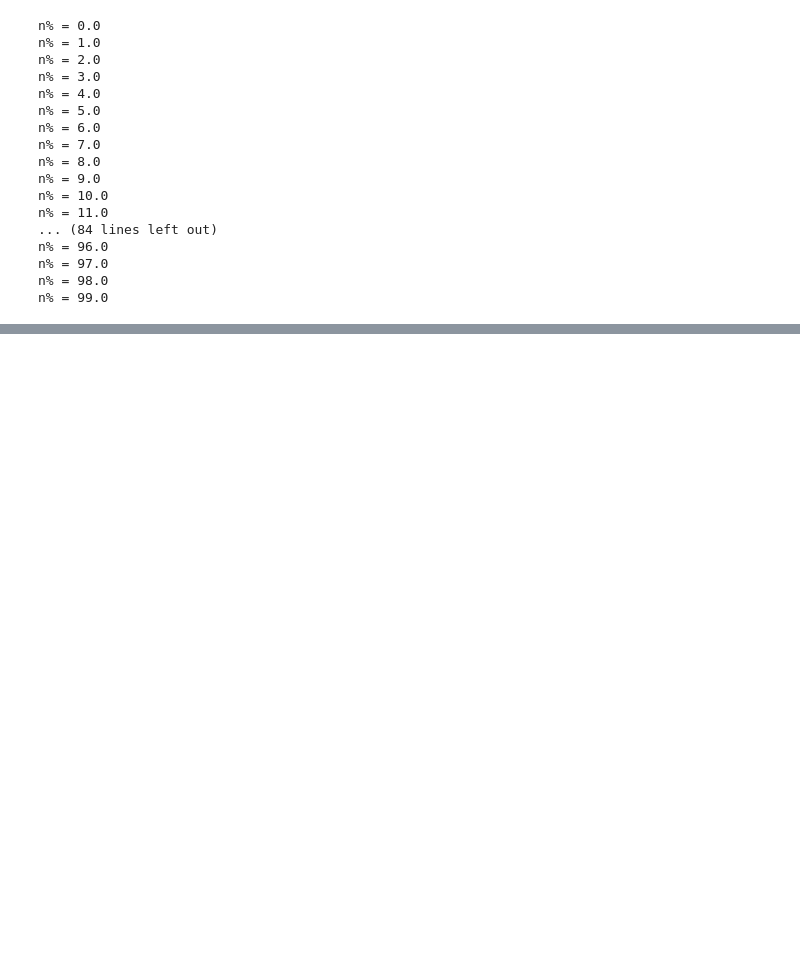
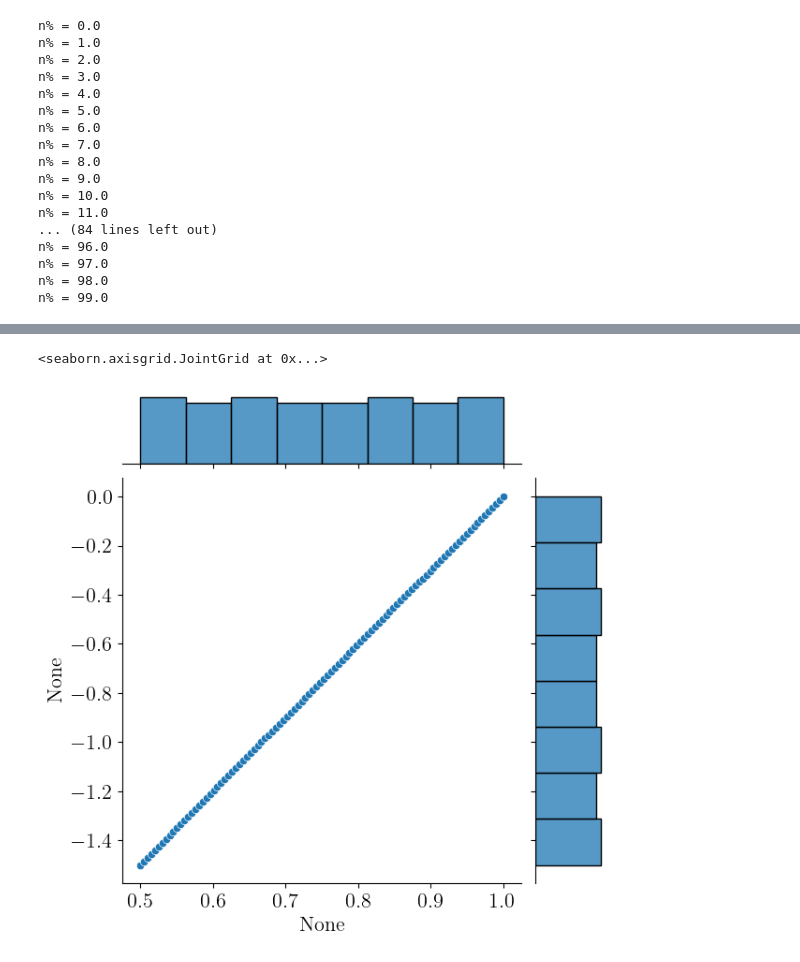
Before and after one commit to j-haralds/Advanced_sim, a Jupyter notebook: proj1_shared/proj1_2_jonatan.ipynb, the cells around one changed output, grey strips where cells are left out. Saved outputs shown, nothing was run; the diff lists cells and outputs as text; code cells hidden in the pictures; blank space fills up the shorter version.

```diff
--- a/proj1_shared/proj1_2_jonatan.ipynb
+++ b/proj1_shared/proj1_2_jonatan.ipynb
@@ -246 +287,6 @@ plt.show()
+# %%
+sns.jointplot(x = lam,y =  w)#,hue=like)
+# %% [output]
+<seaborn.axisgrid.JointGrid at 0x...>
+[figure, added]
 # %%
```
Also changed, not shown: parts of 13 cells of this notebook, 2 other files.
